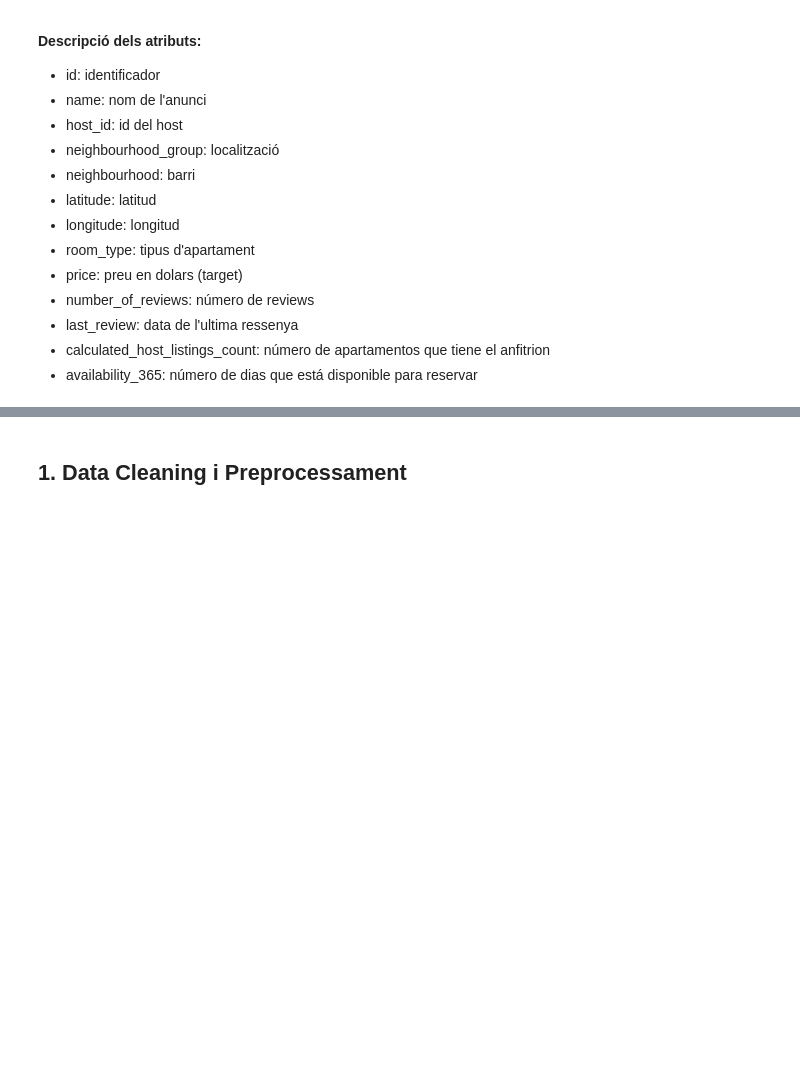
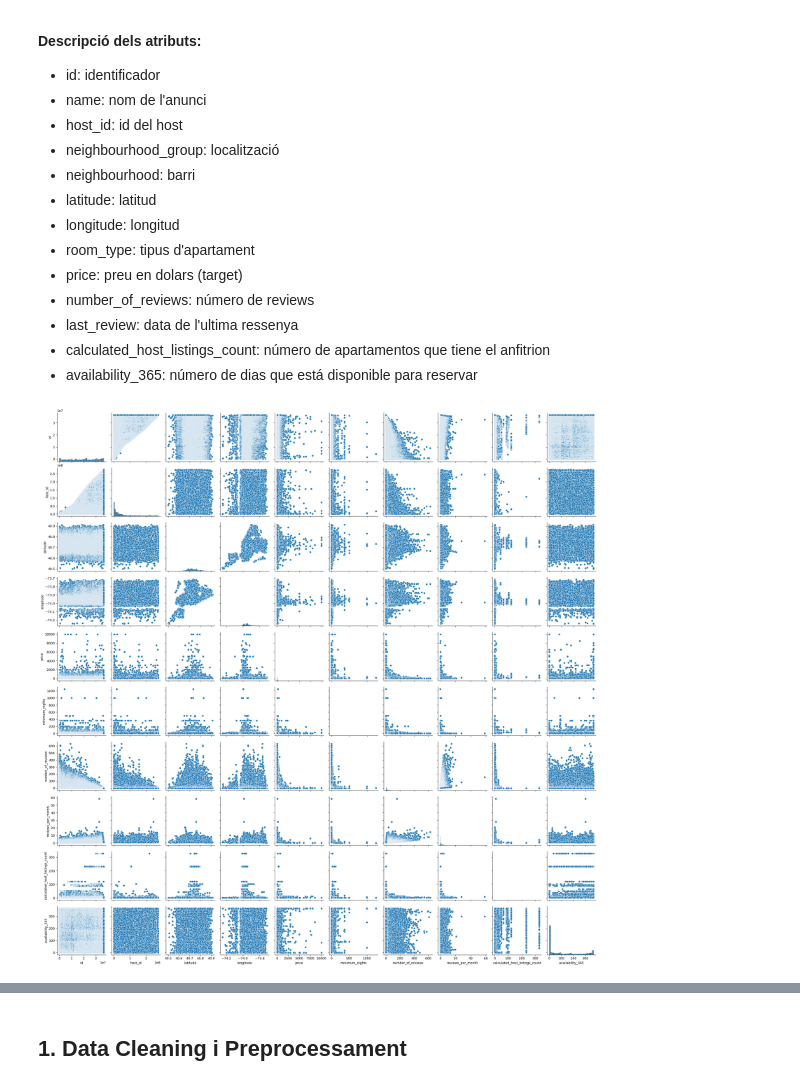
Before and after one commit to polvila25/CAS-KAGGLE-APC, a Jupyter notebook: cas_kaggle.ipynb, the cells around one changed output, grey strips where cells are left out. Cells and saved outputs as stored; diff of their text form; code cells hidden in the pictures; blank space fills up the shorter version.

```diff
--- a/cas_kaggle.ipynb
+++ b/cas_kaggle.ipynb
@@ -84,3 +98,9 @@ Com podem veur el nostre dataset té 48895 mostres, és a dir files. I després
 - last_review: data de l'ultima ressenya
 - calculated_host_listings_count: número de apartamentos que tiene el anfitrion
 - availability_365: número de dias que está disponible para reservar
+# %%
+#### Basic plotting and visualization on the data set
+sns.pairplot(df)
+plt.show()
+# %% [output]
+[figure, added]
```
Also changed, not shown: parts of 9 cells of this notebook.
